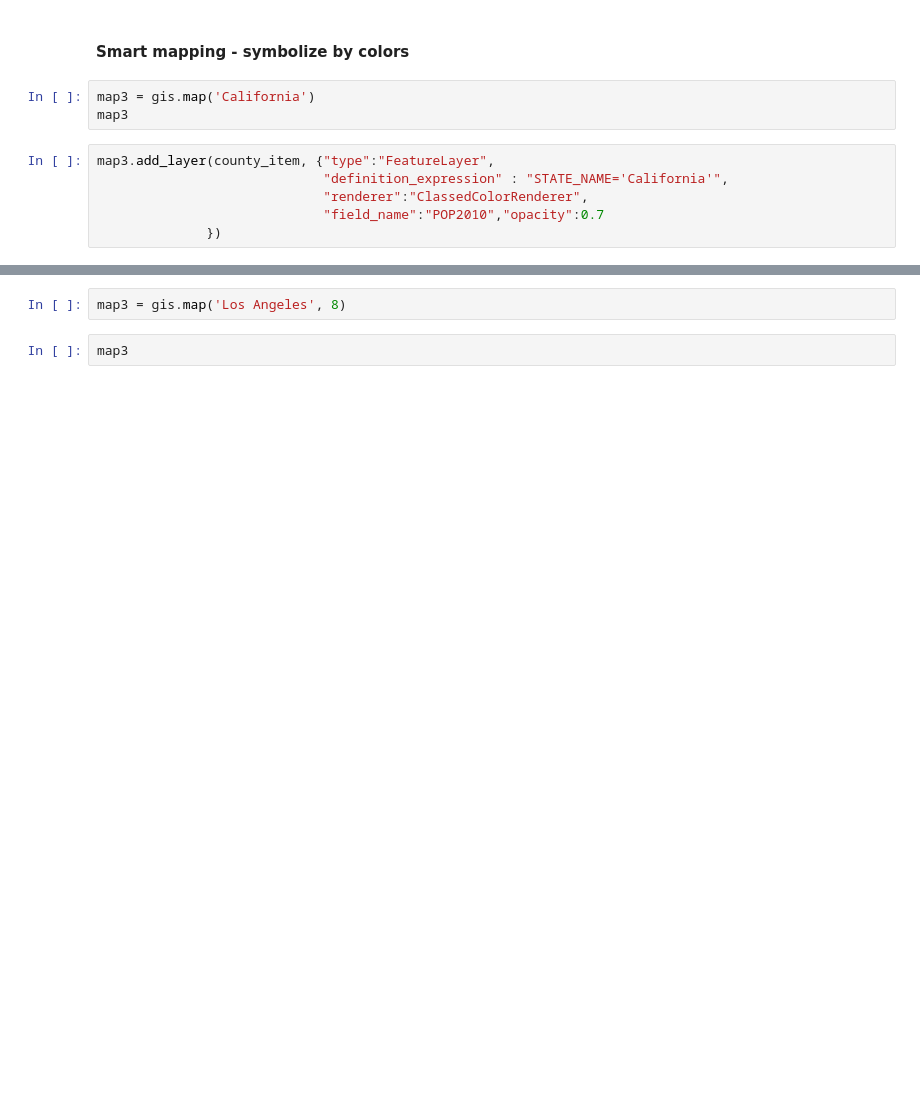
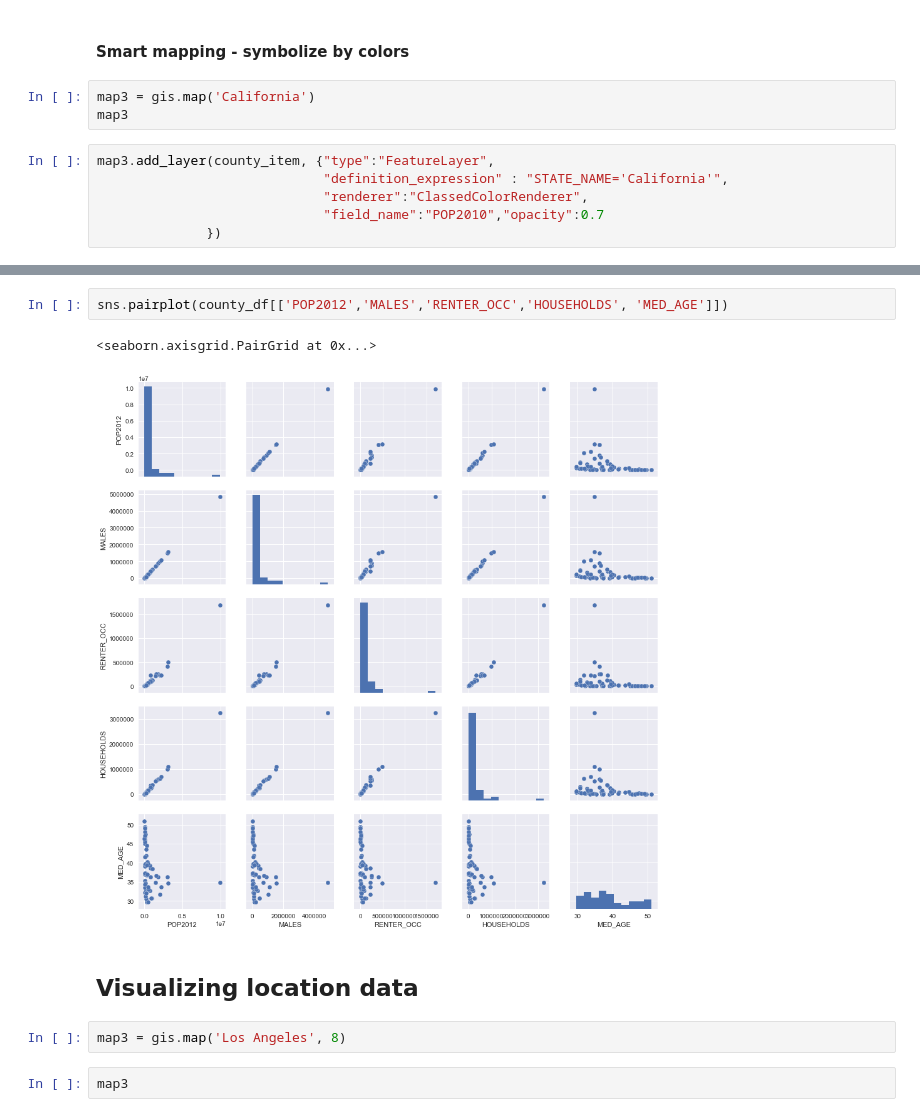
Before and after one commit to AKForte/g_presentations, a Jupyter notebook: 2017_UC/mapping_viz_analysis_75mins/visualization.ipynb, the cells around one changed output, grey strips where cells are left out. Saved outputs shown, nothing was run; the diff lists cells and outputs as text; blank space fills up the shorter version.

```diff
--- a/2017_UC/mapping_viz_analysis_75mins/visualization.ipynb
+++ b/2017_UC/mapping_viz_analysis_75mins/visualization.ipynb
@@ -129,3 +151,10 @@ Thus, the sample below visualizes earthquake occurrences in Southern California,
+# %%
+sns.pairplot(county_df[['POP2012','MALES','RENTER_OCC','HOUSEHOLDS', 'MED_AGE']])
+# %% [output]
+<seaborn.axisgrid.PairGrid at 0x...>
+[figure, added]
+# %% [markdown]
+## Visualizing location data
 # %%
 map3 = gis.map('Los Angeles', 8)
 # %%
```
Also changed, not shown: parts of 22 cells of this notebook.
